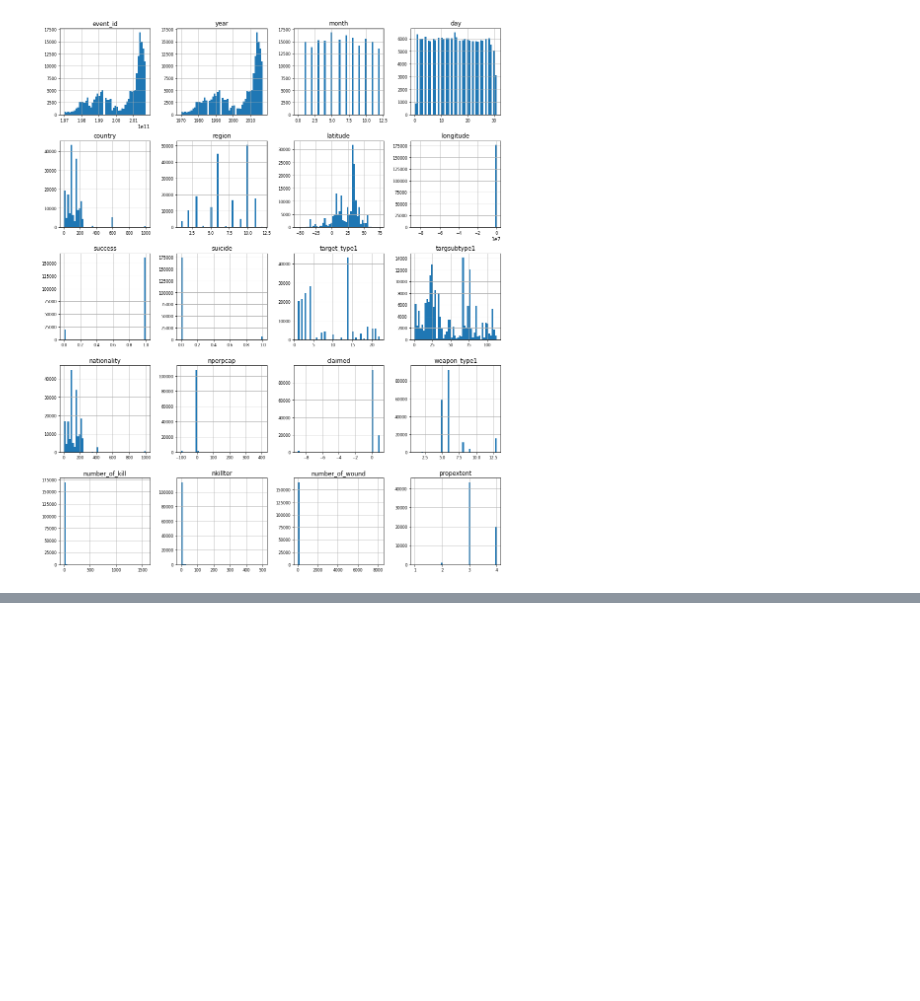
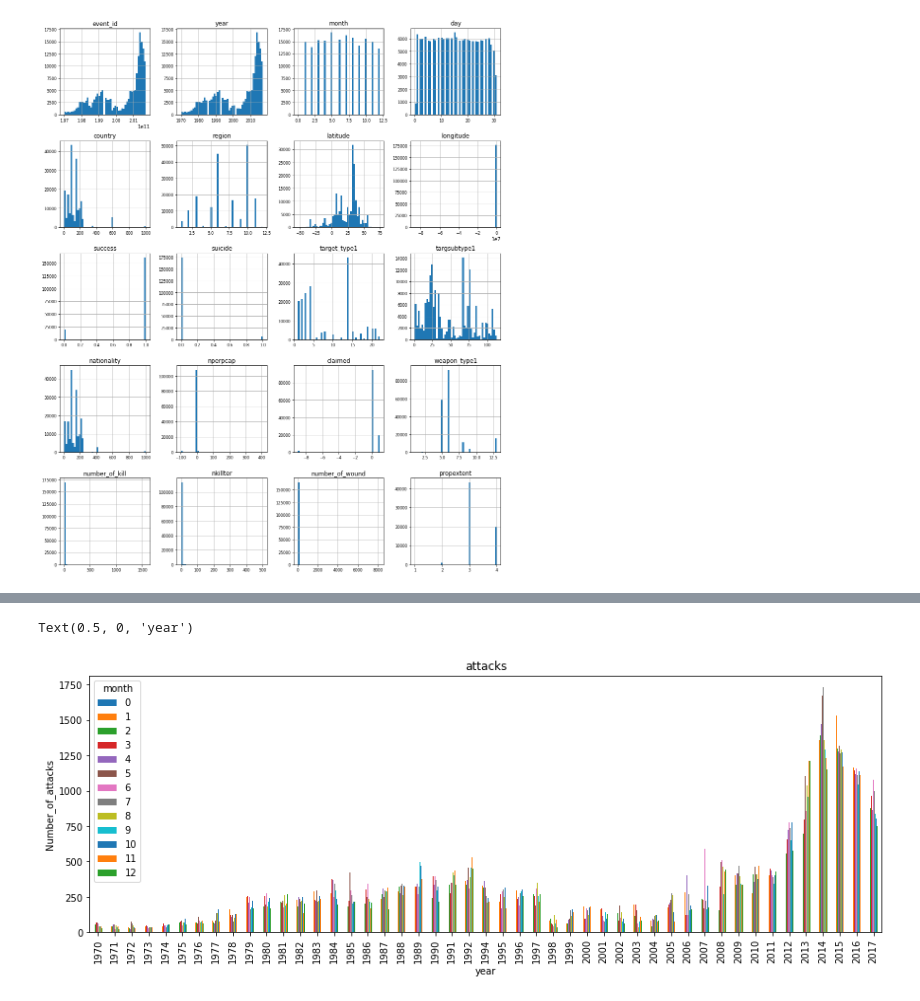
Before and after one commit to PratibhaSanganmath/EDA-Global_terrorism_analysis, a Jupyter notebook: EDA_Global_terrorism.ipynb, the cells around one changed output, grey strips where cells are left out. Cells and saved outputs as stored; diff of their text form; code cells hidden in the pictures; blank space fills up the shorter version.

```diff
--- a/EDA_Global_terrorism.ipynb
+++ b/EDA_Global_terrorism.ipynb
@@ -158,0 +218,11 @@ df.hist(figsize=(16, 20), bins=50, xlabelsize=8, ylabelsize=8);
+# %%
+grouped=df.groupby(['year','month'])['month'].count().unstack()
+# %%
+plt.rcParams['figure.figsize'] = (15, 5)
+grouped.plot(kind='bar')
+plt.title('attacks')
+plt.ylabel('Number_of_attacks')
+plt.xlabel('year')
+# %% [output]
+Text(0.5, 0, 'year')
+[figure, added]
```
Also changed, not shown: parts of 14 cells of this notebook.
